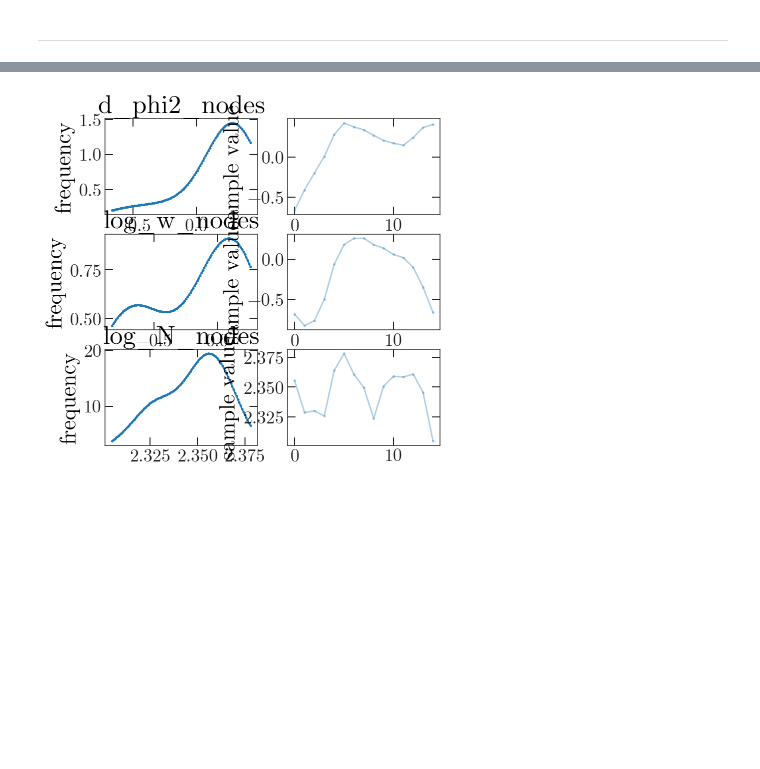
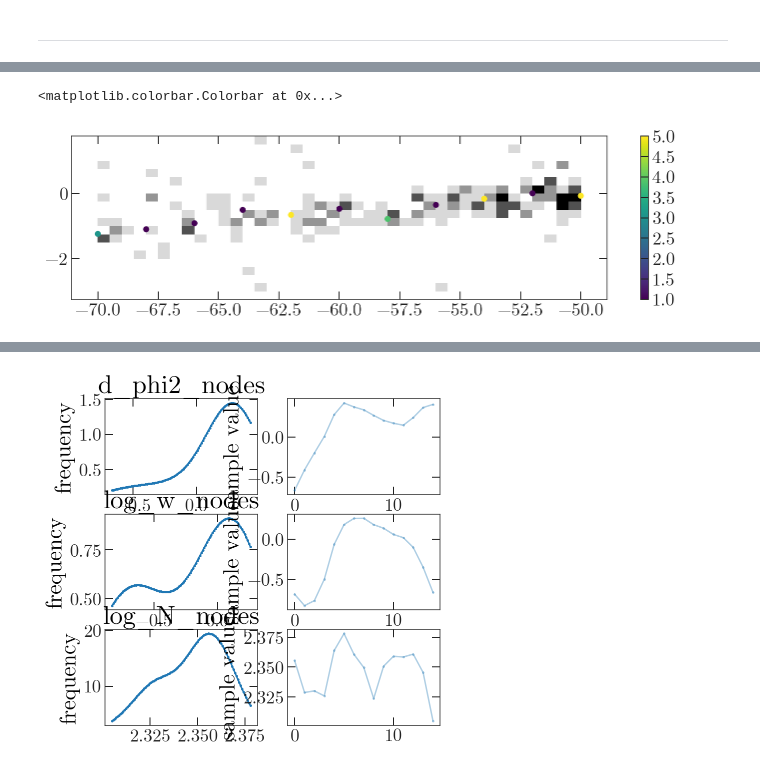
Before and after one commit to adrn/GD1-DR2, a Jupyter notebook: notebooks/Binned-density-model.ipynb, the cells around one changed output, grey strips where cells are left out. Drawn from its saved outputs; the diff is of its cells as text; code cells hidden in the pictures; blank space fills up the shorter version.

```diff
--- a/notebooks/Binned-density-model.ipynb
+++ b/notebooks/Binned-density-model.ipynb
@@ -187,3 +149,17 @@ fit = sm.optimizing(data=data, init=inits[0])
+# %%
+fig, ax = plt.subplots(1, 1, figsize=(12, 3))
+ax.pcolormesh(xe, ye, H.T,
+              cmap='Greys', vmin=0, vmax=4)
+
+im = ax.scatter(phi1_nodes, phi2_nodes + fit['d_phi2_nodes'],
+                marker='o',
+                c=np.exp(fit['log_a_nodes']),
+                vmin=1, vmax=5)
+
+fig.colorbar(im)
+# %% [output]
+<matplotlib.colorbar.Colorbar at 0x...>
+[figure, added]
 # %%
 # par_dict = init_dict
 par_dict = fit
```
Also changed, not shown: parts of 24 cells of this notebook, 3 other files.
